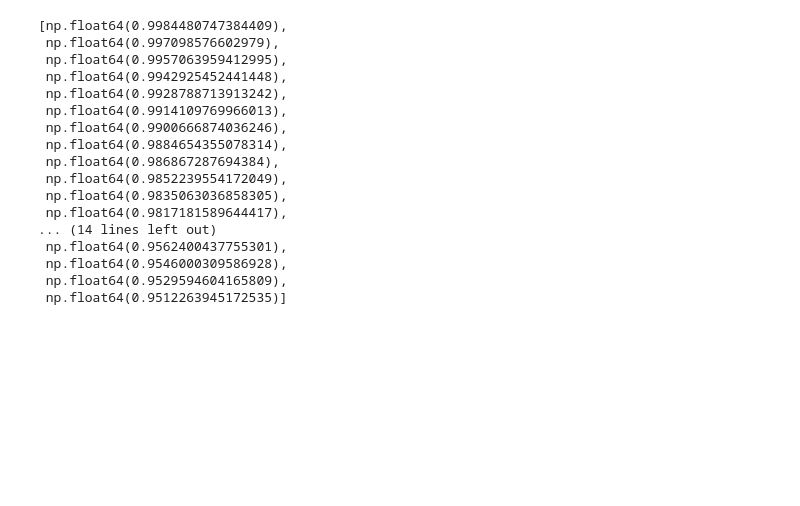
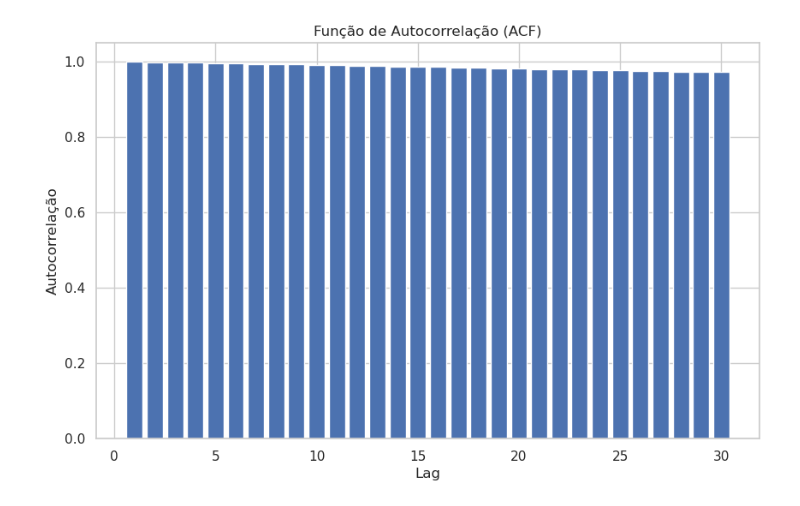
Before and after one commit to gabrieldadcarvalho/IF867_deep_learning_introduction, a Jupyter notebook: rnn/ibov/ibov.ipynb, the cells around one changed output. Saved outputs shown, nothing was run; the diff lists cells and outputs as text; code cells hidden in the pictures; blank space fills up the shorter version.

```diff
--- a/rnn/ibov/ibov.ipynb
+++ b/rnn/ibov/ibov.ipynb
@@ -62,20 +223,4 @@ plt.show()
 # %%
-autocorrelation(ibov['^BVSP'].values, 30, 'autocorrelation_ibov.png')
+covXX = autocorrelation(ibov['Close'].values, 30, 'autocorrelation_ibov.png')
 # %% [output]
-[np.float64(0.9984480747384409),
- np.float64(0.997098576602979),
- np.float64(0.9957063959412995),
- np.float64(0.9942925452441448),
- np.float64(0.9928788713913242),
- np.float64(0.9914109769966013),
- np.float64(0.9900666874036246),
- np.float64(0.9884654355078314),
- np.float64(0.986867287694384),
- np.float64(0.9852239554172049),
- np.float64(0.9835063036858305),
- np.float64(0.9817181589644417),
-... (14 lines left out)
- np.float64(0.9562400437755301),
- np.float64(0.9546000309586928),
- np.float64(0.9529594604165809),
- np.float64(0.9512263945172535)]
+[figure, added]
```
Also changed, not shown: parts of 8 cells of this notebook, 2 other files.
